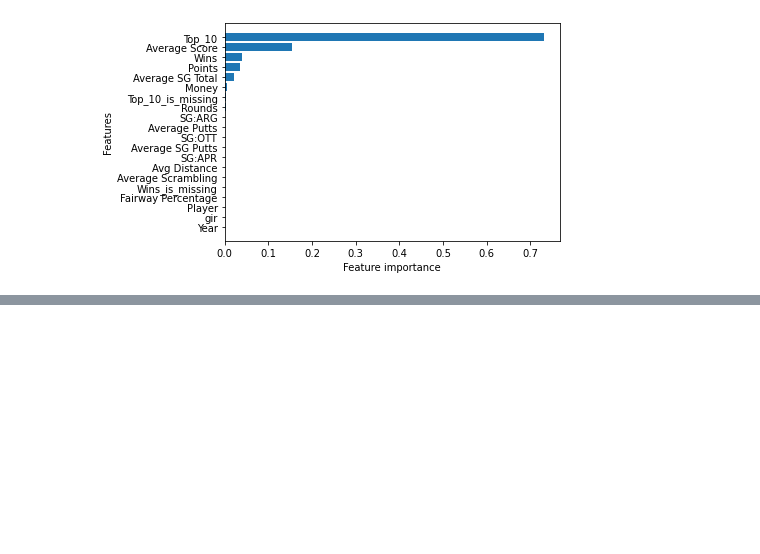
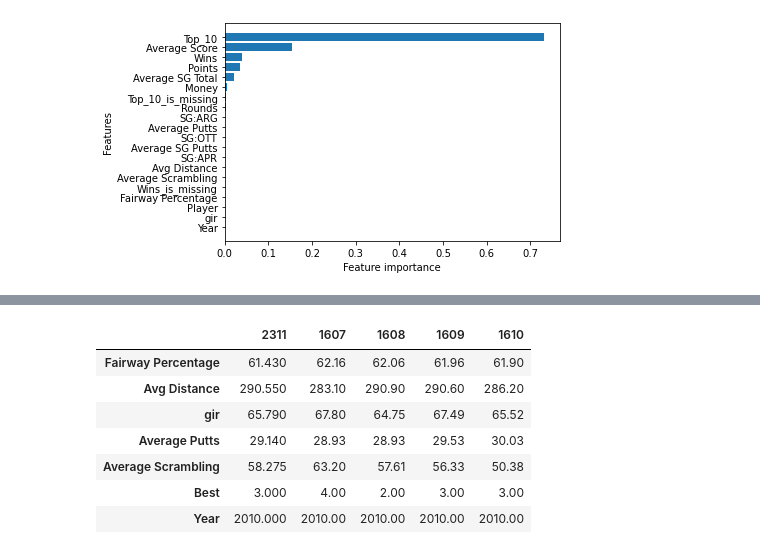
Before and after one commit to Nunnelee/pga-project, a Jupyter notebook: End-to-end-PGA-Best.ipynb, the cells around one changed output, grey strips where cells are left out. Drawn from its saved outputs; the diff is of its cells as text; code cells hidden in the pictures; blank space fills up the shorter version.

```diff
--- a/End-to-end-PGA-Best.ipynb
+++ b/End-to-end-PGA-Best.ipynb
@@ -1003,0 +1026,15 @@ Next step is to reformat the data to determine the "Best" from only the followin
+# %%
+# We'll drop all categories but the following: Fairway Percentage, Avg Distance, gir, Average Putts, Average Scrambling. We'll keep Year to split the data. This will be our X Data.
+# We'll keep the Best category as are True Label (y target)
+
+df2 = df_tmp[["Fairway Percentage", "Avg Distance", "gir", "Average Putts", "Average Scrambling", "Best", "Year"]]
+df2.head().T
+# %% [output]
+|  | 2311 | 1607 | 1608 | 1609 | 1610 |
+| Fairway Percentage | 61.430 | 62.16 | 62.06 | 61.96 | 61.90 |
+| Avg Distance | 290.550 | 283.10 | 290.90 | 290.60 | 286.20 |
+| gir | 65.790 | 67.80 | 64.75 | 67.49 | 65.52 |
+| Average Putts | 29.140 | 28.93 | 28.93 | 29.53 | 30.03 |
+| Average Scrambling | 58.275 | 63.20 | 57.61 | 56.33 | 50.38 |
+| Best | 3.000 | 4.00 | 2.00 | 3.00 | 3.00 |
+| Year | 2010.000 | 2010.00 | 2010.00 | 2010.00 | 2010.00 |
```
Also changed, not shown: parts of 51 cells of this notebook.
